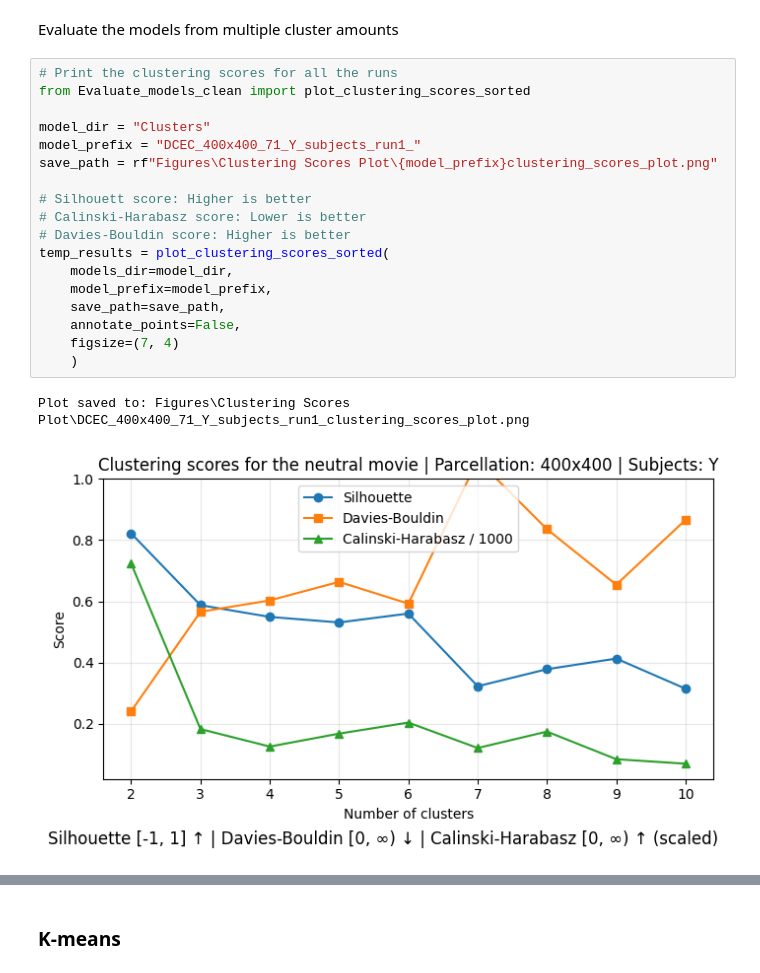
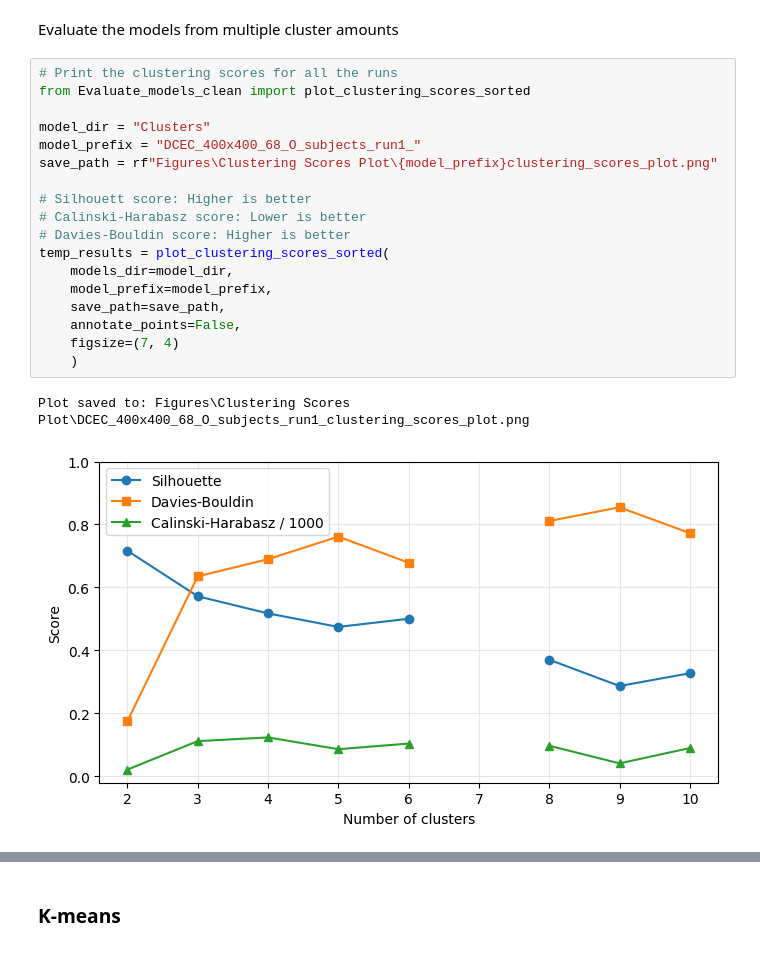
Before and after one commit to Oddrne/Master-Thesis-Autoencoder-and-UMAP-clustering-on-functional-connectivity, a Jupyter notebook: main.ipynb, the cells around one changed output, grey strips where cells are left out. Saved outputs shown, nothing was run; the diff lists cells and outputs as text.

Commit message:
Redid some of the graphs

```diff
--- a/main.ipynb
+++ b/main.ipynb
@@ -334,24 +334,24 @@ Evaluate the models from multiple cluster amounts
 # %%
 # Print the clustering scores for all the runs
 from Evaluate_models_clean import plot_clustering_scores_sorted
 
 model_dir = "Clusters"
-model_prefix = "DCEC_400x400_71_Y_subjects_run1_"
+model_prefix = "DCEC_400x400_68_O_subjects_run1_"
 save_path = rf"Figures\Clustering Scores Plot\{model_prefix}clustering_scores_plot.png"
 
 # Silhouett score: Higher is better
 # Calinski-Harabasz score: Lower is better
 # Davies-Bouldin score: Higher is better
 temp_results = plot_clustering_scores_sorted(
     models_dir=model_dir,
     model_prefix=model_prefix,
     save_path=save_path,
     annotate_points=False,
     figsize=(7, 4)
     )
 # %% [output]
-Plot saved to: Figures\Clustering Scores Plot\DCEC_400x400_71_Y_subjects_run1_clustering_scores_plot.png
+Plot saved to: Figures\Clustering Scores Plot\DCEC_400x400_68_O_subjects_run1_clustering_scores_plot.png
-[figure, old version]
+[figure, new version]
 # %%
 # T-sne for one clustering
 from Evaluate_models_clean import plot_clustering
```
Also changed, not shown: parts of 11 cells of this notebook, 46 other files.
